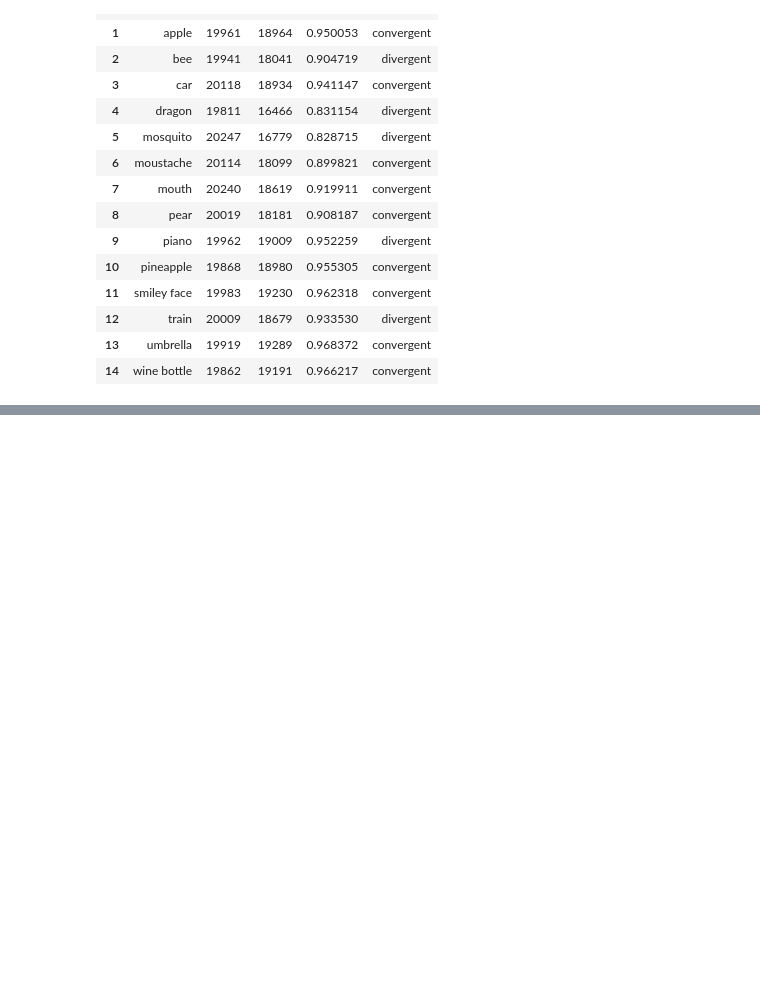
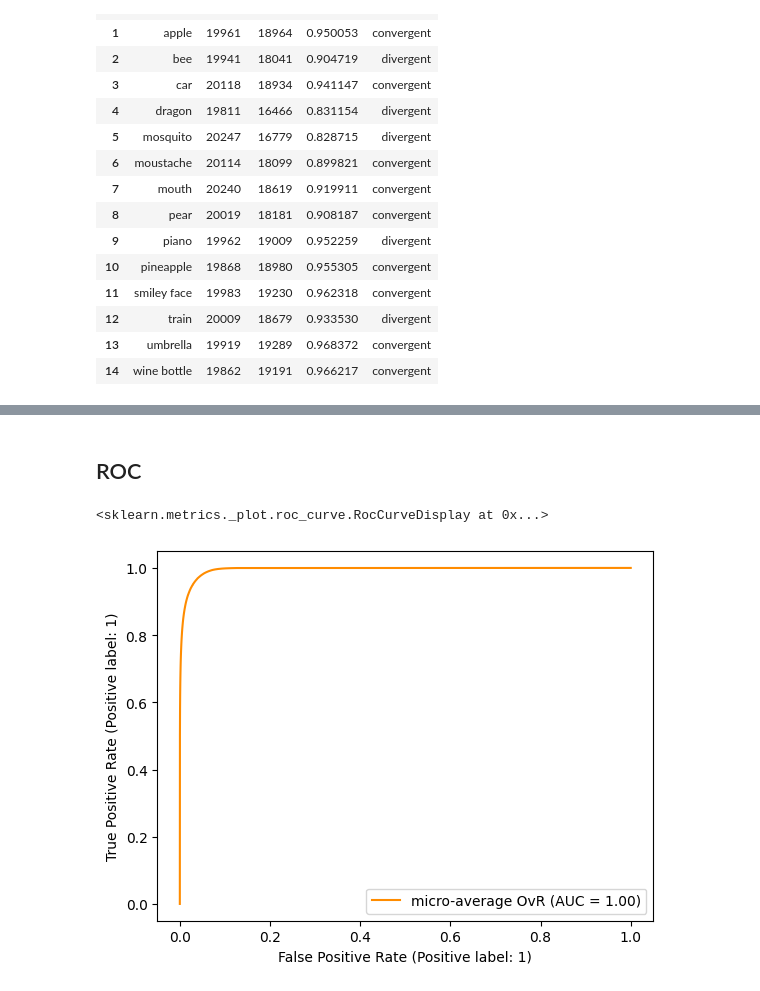
Before and after one commit to moritzdueck/collaiborate, a Jupyter notebook: collaiborate/Evaluation.ipynb, the cells around one changed output, grey strips where cells are left out. Saved outputs shown, nothing was run; the diff lists cells and outputs as text; code cells hidden in the pictures; blank space fills up the shorter version.

```diff
--- a/collaiborate/Evaluation.ipynb
+++ b/collaiborate/Evaluation.ipynb
@@ -134,0 +256,17 @@ df
+# %% [markdown]
+## ROC
+# %%
+one_hot = np.zeros((df2.y_hat.size, df2.y_hat.max() + 1))
+one_hot[np.arange(df2.y_hat.size), df2.y_hat] = 1
+# %%
+logits_as_list = np.array(list(df2.logits.apply(lambda x: x[0])))
+# %%
+sklearn.metrics.RocCurveDisplay.from_predictions(
+    one_hot.ravel(),
+    logits_as_list.ravel(),
+    name="micro-average OvR",
+    color="darkorange",
+)
+# %% [output]
+<sklearn.metrics._plot.roc_curve.RocCurveDisplay at 0x...>
+[figure, added]
```
Also changed, not shown: parts of 45 cells of this notebook, 5 other files.
